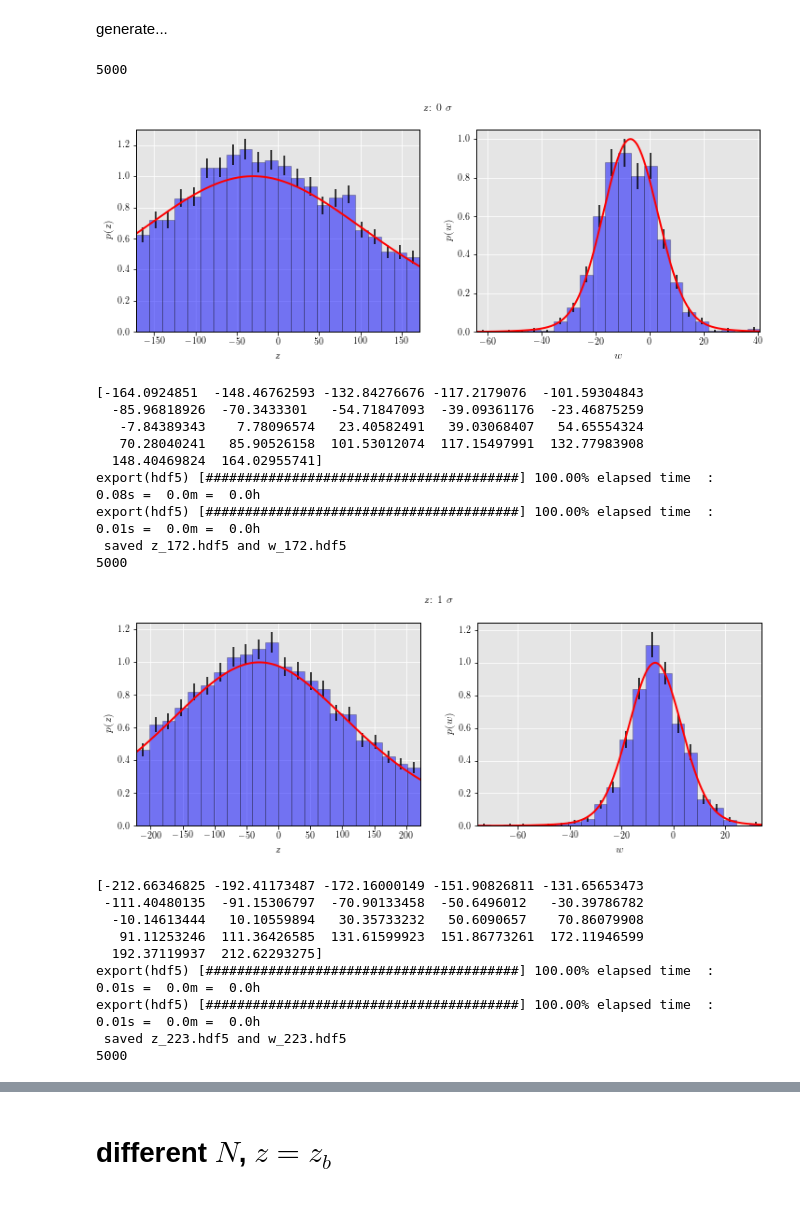
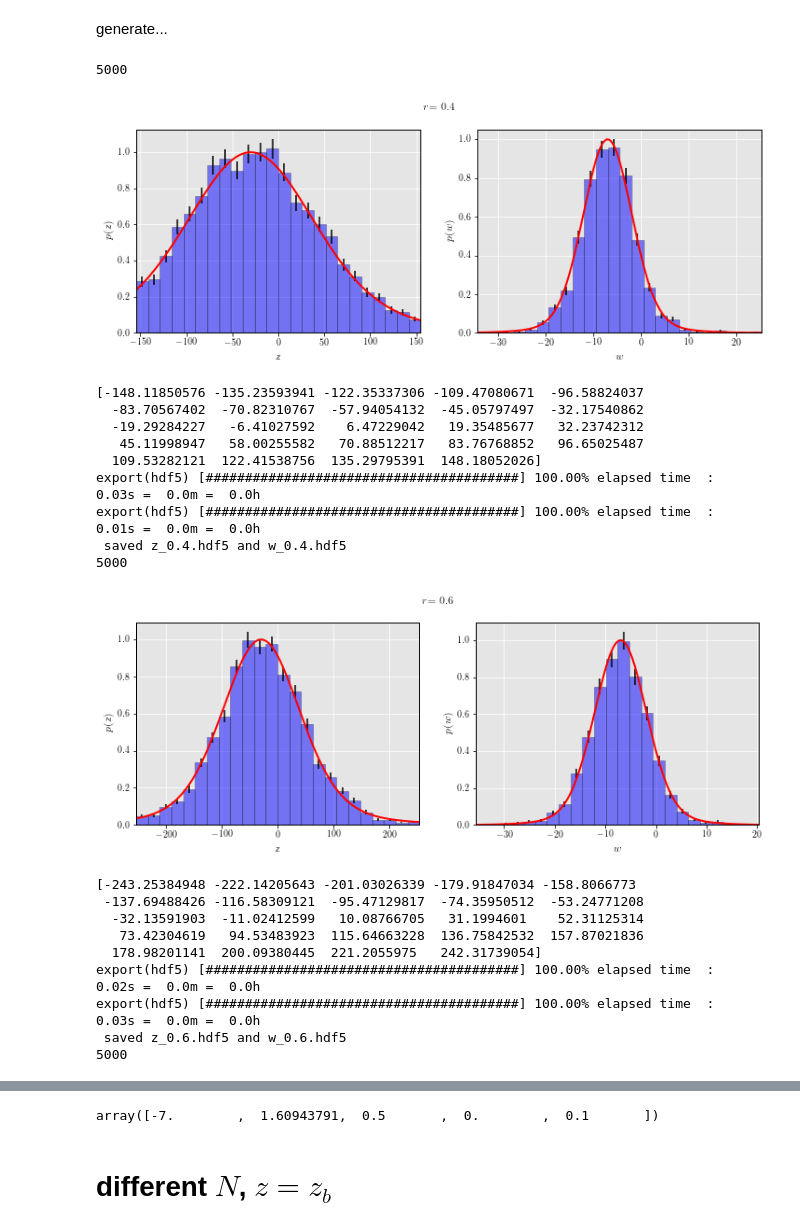
Before and after one commit to Alisyaifudin/Thesis-Project, a Jupyter notebook: 6_mcmc/1_mock/6.1.2 density.ipynb, the cells around one changed output, grey strips where cells are left out. Saved outputs shown, nothing was run; the diff lists cells and outputs as text; code cells hidden in the pictures.

```diff
--- a/6_mcmc/1_mock/6.1.2 density.ipynb
+++ b/6_mcmc/1_mock/6.1.2 density.ipynb
@@ -86,7 +88,7 @@ dz = 1.
 
 z = np.arange(z_start, z_end, dz)
 
-phi = Model.DM.potential(z, theta, dz)
+phi = Model.DM.potential(z, theta, psi, dz)
 
 plt.figure(figsize=(6, 4))
 plt.plot(z, phi)
@@ -200,6 +196,6 @@ nwalkers = pos.shape[0]
 ndim = pos.shape[1]
 
 t0 = time()
-chain = Model.DM.sample(30_000, nwalkers, pos, theta, dz=1., verbose=True, parallel=True)
+chain = Model.DM.sample(30_000, nwalkers, pos, theta, psi, dz=1., verbose=True, parallel=True)
 print(time() - t0, "s")
 # %% [output]
@@ -233,7 +229,7 @@ z_mid = (z_edge[:-1] + z_edge[1:])/2
 z_num, _ = np.histogram(z_sample, bins=z_edge)
 ztot = simps(z_num, z_mid)
 zs = np.linspace(z_edge.min(), z_edge.max(), 1000)
-fz = Model.DM.fz(zs, theta, dz)
+fz = Model.DM.fz(zs, theta, psi, dz)
 fz = fz * ztot / simps(fz, zs)
 
 w_edge = np.linspace(-30, 20, 100)
@@ -242,7 +238,7 @@ w_mid = (w_edge[:-1] + w_edge[1:])/2
 w_num, _ = np.histogram(w_sample, bins=w_edge)
 wtot = simps(w_num, w_mid)
 ws = np.linspace(w_edge.min(), w_edge.max(), 1000)
-fw = Model.DM.fw(ws, theta)
+fw = Model.DM.fw(ws, theta, psi)
 fw = fw * wtot / simps(fw, ws)
 
 fig, axes = plt.subplots(1, 2, figsize=(12, 4))
@@ -261,3 +257,10 @@ plt.show()
 # different $z$, $N=5000$
 # %% [markdown]
 figure out the size of the generated data, using gaussian distribution
+# %%
+def frho(phi, rho0, sigmaz):
+    return rho0*np.exp(-phi/sigmaz**2)
+
+def rhob_tot(phi, rhos, sigmaz):
+    rho = np.array(list(map(lambda par: frho(phi, par[0], par[1]), zip(rhos, sigmaz))))
+    return rho.sum(axis=0)
@@ -293,17 +304,18 @@ generate...
 import vaex
 
 Nz = 5000
-Nw = 1000
 burn = 1000
 z = chain[burn:, :, 0].flatten()
 w = chain[burn:, :, 1].flatten()
 for i, zbi in enumerate(zb):
     mask = np.abs(z) < zbi
     z_sample = z[mask]
+    w_sample = w[mask]
     index = np.random.randint(0, len(z_sample), Nz)
     z_sample = z_sample[index]
+    w_sample = w_sample[index]
 
-    znum, zedge = np.histogram(z_sample, bins=22)
+    znum, zedge = np.histogram(z_sample, bins=24)
     dz = zedge[1]-zedge[0]
     zmid = (zedge[:-1]+zedge[1:])/2
     mask = znum > 0
@@ -315,7 +327,7 @@ for i, zbi in enumerate(zb):
     z_tot = znum.sum()*dz
     zdata = (zmid, znum, zerr)
     zs = np.linspace(zedge.min()*1.1, zedge.max()*1.1, 1000)
-    fz = Model.DM.fz(zs, theta, zs[1]-zs[0])
+    fz = Model.DM.fz(zs, theta, psi, zs[1]-zs[0])
     area = simps(fz, zs)
     fz = fz/(area)*z_tot
     max = fz.max()
@@ -323,11 +335,9 @@ for i, zbi in enumerate(zb):
     znum, zerr = znum/max, zerr/max
 
     zbound = 50
-    mask = np.abs(z) < zbound
-    w_sample = w[mask]
-    index = np.random.randint(0, len(w_sample), Nw)
-    w_sample = w_sample[index]
-    wnum, wedge = np.histogram(w_sample, bins=22)
+    mask = np.abs(z_sample+zsun) < zbound
+    w_sample = w_sample[mask]
+    wnum, wedge = np.histogram(w_sample, bins=24)
     dw = wedge[1]-wedge[0]
     wmid = (wedge[:-1]+wedge[1:])/2
     mask = wnum > 0
@@ -336,55 +346,55 @@ for i, zbi in enumerate(zb):
     werr = np.sqrt(wnum)
     w_tot = wnum.sum()*dw
     ws = np.linspace(wedge.min(), wedge.max(), 1000)
-    fw = Model.DM.fw(ws, theta)
+    fw = Model.DM.fw(ws, theta, psi)
     area = simps(fw, ws)
     fw = fw/area*w_tot
     max = fw.max()
     fw = fw/max
     wnum, werr = wnum/max, werr/max
     wdata = (wmid, wnum, werr)
 
     # plot the data
     print(len(z_sample))
     fig, axes = plt.subplots(1, 2, figsize=(12, 4))
     axes[0].bar(zmid, znum, yerr=zerr, width=zedge[1]-zedge[0], color='b', alpha=0.5, ec="k")
     axes[0].plot(zs, fz, color='r', lw=2)
     axes[0].set_xlabel(r'$z$')
     axes[0].set_ylabel(r'$p(z)$')
     axes[0].set_xlim(zedge.min(), zedge.max())
     axes[1].bar(wmid, wnum, yerr=werr, width=wedge[1]-wedge[0], color='b', alpha=0.5, ec="k")
     axes[1].plot(ws, fw, color='r', lw=2)
     axes[1].set_xlabel(r'$w$')
     axes[1].set_ylabel(r'$p(w)$')
     axes[1].set_xlim(wedge.min(), wedge.max())
-    fig.suptitle(r'$z$: {} $\sigma$'.format(i))
+    fig.suptitle(r'$r$= {}'.format(ratio[i]))
     plt.show()
     df_z = vaex.from_arrays(mid=zmid, num=znum, err=zerr)
     df_w = vaex.from_arrays(mid=wmid, num=wnum, err=werr)
     print(zmid)
-    df_z.export(join(root_dir, 'Data', 'MCMC-no', 'mock', 'data', 'z', f'z_{int(zbi)}.hdf5'), progress=True)
-    df_w.export(join(root_dir, 'Data', 'MCMC-no', 'mock', 'data' ,'z', f'w_{int(zbi)}.hdf5'), progress=True)
-    print(f"saved z_{int(zbi)}.hdf5 and w_{int(zbi)}.hdf5")
+    df_z.export(join(root_dir, 'Data', 'MCMC-no', 'mock', 'data', 'z', f'z_{ratio[i]}.hdf5'), progress=True)
+    df_w.export(join(root_dir, 'Data', 'MCMC-no', 'mock', 'data' ,'z', f'w_{ratio[i]}.hdf5'), progress=True)
+    print(f"saved z_{ratio[i]}.hdf5 and w_{ratio[i]}.hdf5")
 df_z
 # %% [output]
 5000
-[figure, old version]
+[figure, new version]
-[-164.0924851  -148.46762593 -132.84276676 -117.2179076  -101.59304843
-  -85.96818926  -70.3433301   -54.71847093  -39.09361176  -23.46875259
-   -7.84389343    7.78096574   23.40582491   39.03068407   54.65554324
-   70.28040241   85.90526158  101.53012074  117.15497991  132.77983908
-  148.40469824  164.02955741]
-export(hdf5) [########################################] 100.00% elapsed time  :     0.08s =  0.0m =  0.0h
+[-148.11850576 -135.23593941 -122.35337306 -109.47080671  -96.58824037
+  -83.70567402  -70.82310767  -57.94054132  -45.05797497  -32.17540862
+  -19.29284227   -6.41027592    6.47229042   19.35485677   32.23742312
+   45.11998947   58.00255582   70.88512217   83.76768852   96.65025487
+  109.53282121  122.41538756  135.29795391  148.18052026]
+export(hdf5) [########################################] 100.00% elapsed time  :     0.03s =  0.0m =  0.0h
 export(hdf5) [########################################] 100.00% elapsed time  :     0.01s =  0.0m =  0.0h
- saved z_172.hdf5 and w_172.hdf5
+ saved z_0.4.hdf5 and w_0.4.hdf5
 5000
-[figure, old version]
+[figure, new version]
-[-212.66346825 -192.41173487 -172.16000149 -151.90826811 -131.65653473
- -111.40480135  -91.15306797  -70.90133458  -50.6496012   -30.39786782
-  -10.14613444   10.10559894   30.35733232   50.6090657    70.86079908
-   91.11253246  111.36426585  131.61599923  151.86773261  172.11946599
-  192.37119937  212.62293275]
-export(hdf5) [########################################] 100.00% elapsed time  :     0.01s =  0.0m =  0.0h
-export(hdf5) [########################################] 100.00% elapsed time  :     0.01s =  0.0m =  0.0h
- saved z_223.hdf5 and w_223.hdf5
+[-243.25384948 -222.14205643 -201.03026339 -179.91847034 -158.8066773
+ -137.69488426 -116.58309121  -95.47129817  -74.35950512  -53.24771208
+  -32.13591903  -11.02412599   10.08766705   31.1994601    52.31125314
+   73.42304619   94.53483923  115.64663228  136.75842532  157.87021836
+  178.98201141  200.09380445  221.2055975   242.31739054]
+export(hdf5) [########################################] 100.00% elapsed time  :     0.02s =  0.0m =  0.0h
+export(hdf5) [########################################] 100.00% elapsed time  :     0.03s =  0.0m =  0.0h
+ saved z_0.6.hdf5 and w_0.6.hdf5
 5000
@@ -442,2 +452,6 @@ export(hdf5) [########################################] 100.00% elapsed time  :
+# %%
+psi[25:]
+# %% [output]
+array([-7.        ,  1.60943791,  0.5       ,  0.        ,  0.1       ])
 # %% [markdown]
 # different $N$, $z=z_b$
```
Also changed, not shown: parts of 27 cells of this notebook, 32 other files.
